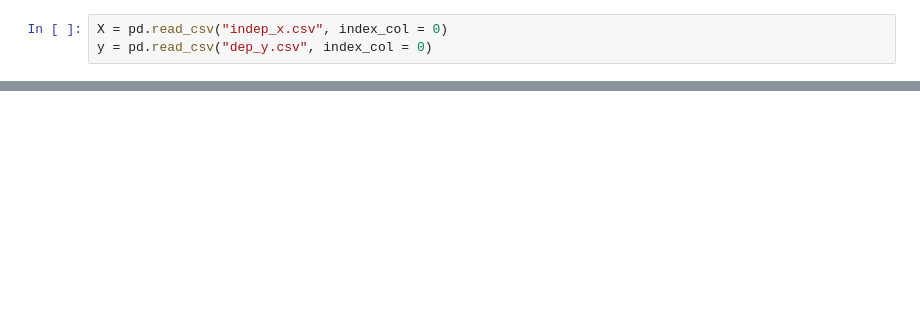
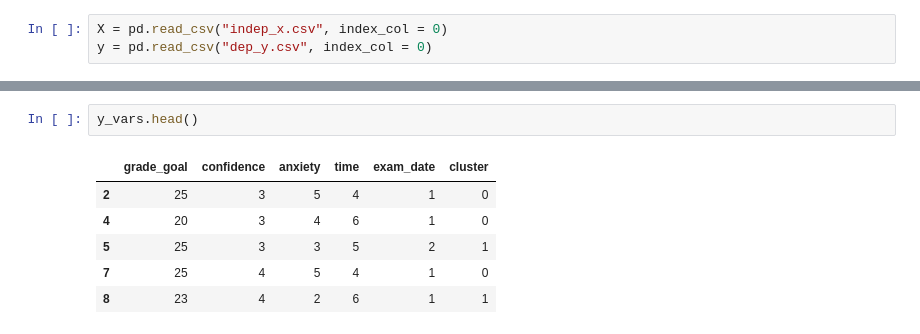
Before and after one commit to SaverioPCapra/applied_economics_paper, a Jupyter notebook: cluster_analysis.ipynb, the cells around one changed output, grey strips where cells are left out. Drawn from its saved outputs; the diff is of its cells as text; blank space fills up the shorter version.

```diff
--- a/cluster_analysis.ipynb
+++ b/cluster_analysis.ipynb
@@ -157,0 +231,9 @@ for feature, p_values in significance_results.items():
+# %%
+y_vars.head()
+# %% [output]
+|  | grade_goal | confidence | anxiety | time | exam_date | cluster |
+| 2 | 25 | 3 | 5 | 4 | 1 | 0 |
+| 4 | 20 | 3 | 4 | 6 | 1 | 0 |
+| 5 | 25 | 3 | 3 | 5 | 2 | 1 |
+| 7 | 25 | 4 | 5 | 4 | 1 | 0 |
+| 8 | 23 | 4 | 2 | 6 | 1 | 1 |
```
Also changed, not shown: parts of 70 cells of this notebook, 4 other files.
